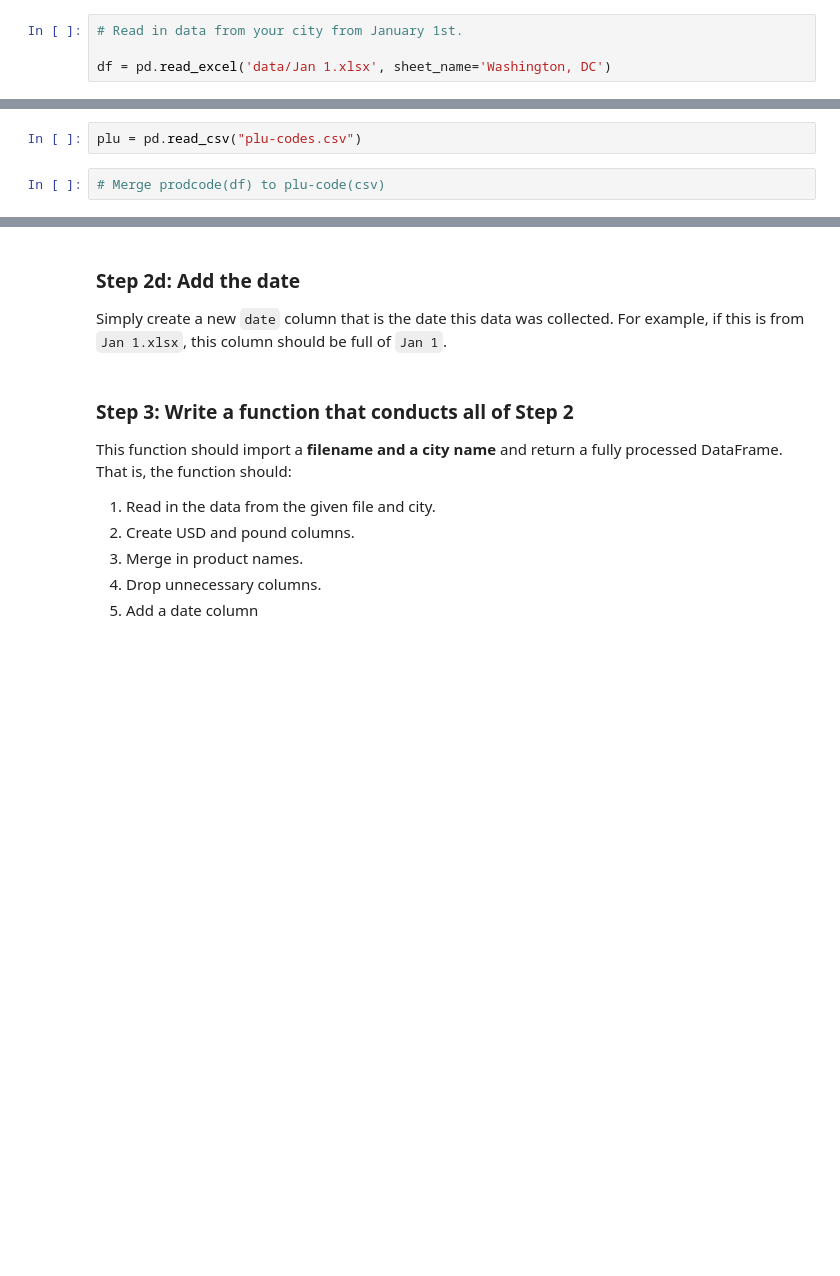
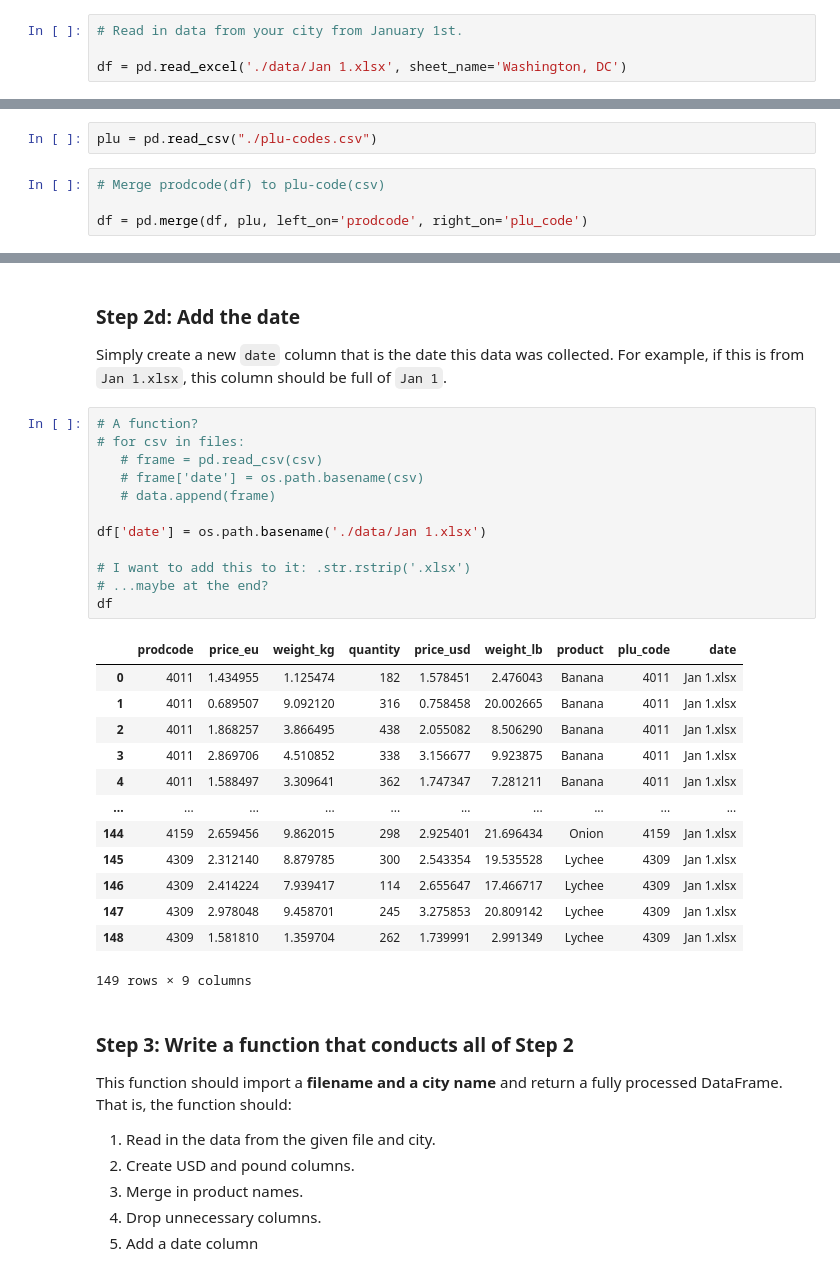
Before and after one commit to ersingt/GA, a Jupyter notebook: labs/2.02-lab-excel-madness-master/starter-code.ipynb, the cells around one changed output, grey strips where cells are left out. Saved outputs shown, nothing was run; the diff lists cells and outputs as text; blank space fills up the shorter version.

```diff
--- a/labs/2.02-lab-excel-madness-master/starter-code.ipynb
+++ b/labs/2.02-lab-excel-madness-master/starter-code.ipynb
@@ -44,7 +46,7 @@ It looks like we have data for the month of January. 31 files of 10 sheets each!
 # %%
 # Read in data from your city from January 1st.
 
-df = pd.read_excel('data/Jan 1.xlsx', sheet_name='Washington, DC')
+df = pd.read_excel('./data/Jan 1.xlsx', sheet_name='Washington, DC')
 # %% [markdown]
 ### Step 2a: Convert to 'Merican columns
 For whatever reason, our data are stored in euros and kilograms. Create `price_usd` and `weight_lb` columns. There are 2.2 pounds per kilogram, and 1.1 dollars per euro.
@@ -57,9 +59,11 @@ You'll notice we also have a `plu-codes.csv` file containing actual product name
 * _Hint 1:_ What kind of merge is this? Right, left, inner, outer, etc.?
 * _Hint 2:_ Pay special attention to column names!
 # %%
-plu = pd.read_csv("plu-codes.csv")
+plu = pd.read_csv("./plu-codes.csv")
 # %%
 # Merge prodcode(df) to plu-code(csv)
+
+df = pd.merge(df, plu, left_on='prodcode', right_on='plu_code')
 # %% [markdown]
 ### Step 2c: Drop unnecessary columns
 We've created some extraneous columns. Drop the old price and weight columns, as well as any redundant columns.
@@ -66,6 +86,32 @@ We've created some extraneous columns. Drop the old price and weight columns, as
 # %% [markdown]
 ### Step 2d: Add the date
 Simply create a new `date` column that is the date this data was collected. For example, if this is from `Jan 1.xlsx`, this column should be full of `Jan 1`.
+# %%
+# A function?
+# for csv in files:
+   # frame = pd.read_csv(csv)
+   # frame['date'] = os.path.basename(csv)
+   # data.append(frame)
+
+df['date'] = os.path.basename('./data/Jan 1.xlsx')
+
+# I want to add this to it: .str.rstrip('.xlsx')
+# ...maybe at the end?
+df
+# %% [output]
+|  | prodcode | price_eu | weight_kg | quantity | price_usd | weight_lb | product | plu_code | date |
+| 0 | 4011 | 1.434955 | 1.125474 | 182 | 1.578451 | 2.476043 | Banana | 4011 | Jan 1.xlsx |
+| 1 | 4011 | 0.689507 | 9.092120 | 316 | 0.758458 | 20.002665 | Banana | 4011 | Jan 1.xlsx |
+| 2 | 4011 | 1.868257 | 3.866495 | 438 | 2.055082 | 8.506290 | Banana | 4011 | Jan 1.xlsx |
+| 3 | 4011 | 2.869706 | 4.510852 | 338 | 3.156677 | 9.923875 | Banana | 4011 | Jan 1.xlsx |
+| 4 | 4011 | 1.588497 | 3.309641 | 362 | 1.747347 | 7.281211 | Banana | 4011 | Jan 1.xlsx |
+| ... | ... | ... | ... | ... | ... | ... | ... | ... | ... |
+| 144 | 4159 | 2.659456 | 9.862015 | 298 | 2.925401 | 21.696434 | Onion | 4159 | Jan 1.xlsx |
+| 145 | 4309 | 2.312140 | 8.879785 | 300 | 2.543354 | 19.535528 | Lychee | 4309 | Jan 1.xlsx |
+| 146 | 4309 | 2.414224 | 7.939417 | 114 | 2.655647 | 17.466717 | Lychee | 4309 | Jan 1.xlsx |
+| 147 | 4309 | 2.978048 | 9.458701 | 245 | 3.275853 | 20.809142 | Lychee | 4309 | Jan 1.xlsx |
+| 148 | 4309 | 1.581810 | 1.359704 | 262 | 1.739991 | 2.991349 | Lychee | 4309 | Jan 1.xlsx |
+149 rows × 9 columns
 # %% [markdown]
 ### Step 3: Write a function that conducts all of Step 2
 This function should import a **filename and a city name** and return a fully processed DataFrame. That is, the function should:
```
Also changed, not shown: parts of 8 cells of this notebook, 1 other file.
